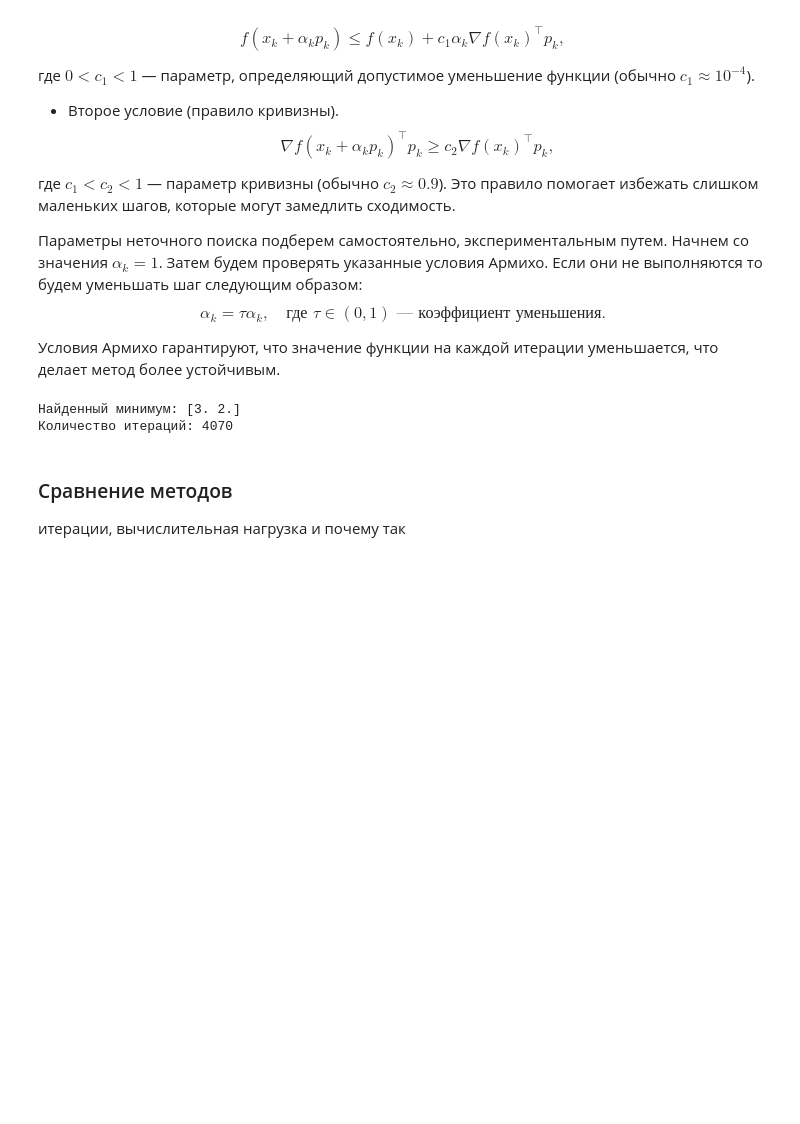
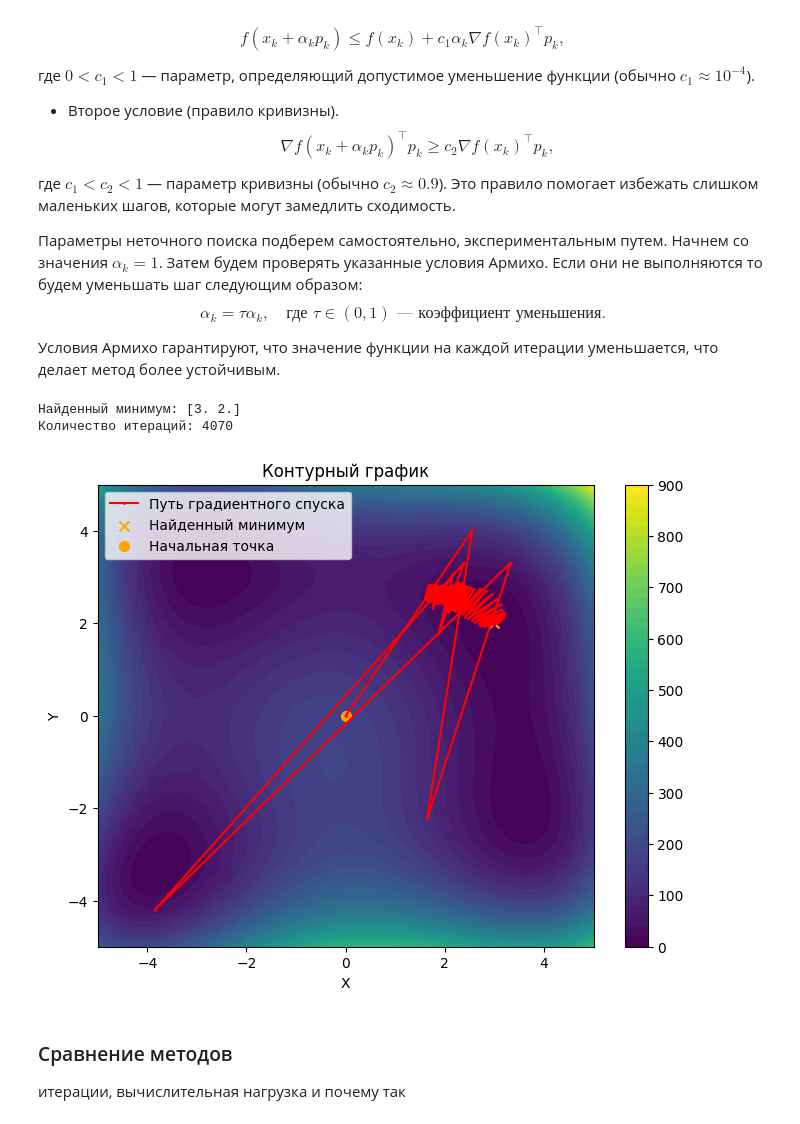
Before and after one commit to Kirill-Yurkov/MetOpt3, a Jupyter notebook: main.ipynb, the cells around one changed output. Drawn from its saved outputs; the diff is of its cells as text; code cells hidden in the pictures; blank space fills up the shorter version.

```diff
--- a/main.ipynb
+++ b/main.ipynb
@@ -420,6 +452,10 @@ print(f"Количество итераций: {count_iterations_broyden_armijo}
 # %% [output]
 Найденный минимум: [3. 2.]
 Количество итераций: 4070
+# %%
+visualization_of_searching(x_min_broyden_armijo, path_broyden_armijo)
+# %% [output]
+[figure, added]
 # %% [markdown]
 ### Сравнение методов
 итерации, вычислительная нагрузка и почему так
```
Also changed, not shown: parts of 6 cells of this notebook.
